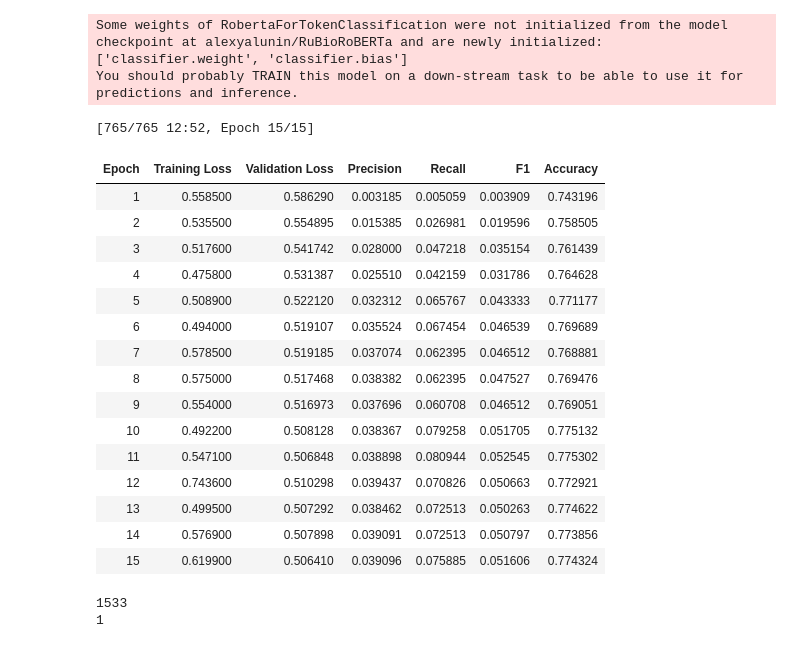
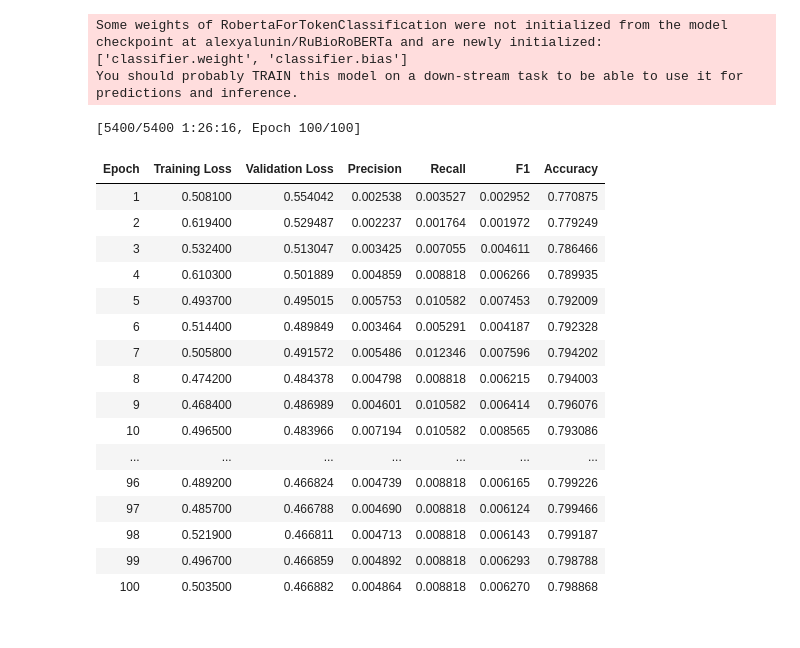
Before and after one commit to HackFlex/AIm-Finder-2023, a Jupyter notebook: notebooks/experiments/RuBio_finetune.ipynb, the cells around one changed output. Drawn from its saved outputs; the diff is of its cells as text; code cells hidden in the pictures.

```diff
--- a/notebooks/experiments/RuBio_finetune.ipynb
+++ b/notebooks/experiments/RuBio_finetune.ipynb
@@ -41,6 +44,6 @@ os.environ["MLFLOW_EXPERIMENT_NAME"] = "NER"
 Current tracking uri: http://mlflow:5000
 # %%
 # raw_dataset = load_dataset("kosta-naumenko/medflex", split='train', download_mode='force_redownload', verification_mode='no_checks')
-raw_dataset = update_dataset(False, True)
-raw_dataset
+raw_train, raw_test = DatasetProcessor().make_dataset()
+raw_train, raw_test
 # %% [output]
@@ -97,6 +100,18 @@ tokenized_dataset = raw_dataset.map(
+# %%
+train_dataset = raw_train.map(
+    tokenize_and_align_labels,
+    batched=True,
+    remove_columns=raw_train.column_names,
+)
+
+test_dataset = raw_test.map(
+    tokenize_and_align_labels,
+    batched=True,
+    remove_columns=raw_test.column_names,
+)
 # %%
 id = 4
-input_ids, attention_mask, labels = list(tokenized_dataset[id].values())
+input_ids, attention_mask, labels = list(train_dataset[id].values())
 for i in range(len(input_ids)):
     if labels[i] > 0:
         if labels[i] == 1:
@@ -148,14 +163,14 @@ def compute_metrics(p):
 
         if len(cur_texts[log_id]) == 0:
             result = processor.process_labeled_texts(
-                raw_dataset[log_id]['tokens'],
-                preds=torch.LongTensor([tokenized_dataset[log_id]['labels']]),
+                raw_test[log_id]['tokens'],
+                preds=torch.LongTensor([test_dataset[log_id]['labels']]),
                 is_split=True
                 )
             true_text = find_symtoms(result[0])
             cur_texts[log_id].append(true_text)
 
-        result = processor.process_text(raw_dataset[log_id]['tokens'], model, is_split=True)
+        result = processor.process_text(raw_test[log_id]['tokens'], model, is_split=True)
         cur_text = find_symtoms(result)
         cur_texts[log_id].append(cur_text)
         mlflow.log_text('\n'.join(cur_texts[log_id]), f'example_{log_id}.txt')
@@ -203,8 +217,8 @@ text_log_ids = [0, 1, 2, 3, 4, 5]
 cur_texts = [[] for _ in text_log_ids]
 processor = TextProcessor()
 
-cur_run_id = 6
-num_train_epochs = 15
+cur_run_id = 8
+num_train_epochs = 100
 
 name = "RuBioRoBERTa-finetune-head"
 run_name = f'{name}-{cur_run_id:02}'
@@ -212,62 +226,49 @@ output_dir = f'./logs/{run_name}'
 
 training_args = TrainingArguments(
     output_dir=output_dir,
     logging_dir='./logs',
     evaluation_strategy="epoch",
     learning_rate=5e-4,
     per_device_train_batch_size=32,
     per_device_eval_batch_size=32,
     num_train_epochs=num_train_epochs,
     weight_decay=0.01,
     logging_strategy='steps',
     logging_steps=1,
     save_strategy='epoch',
     load_best_model_at_end=True,
     report_to="mlflow",
     run_name=run_name
 )
 
 trainer = Trainer(
     model=model,
     args=training_args,
-    train_dataset=tokenized_dataset,
-    eval_dataset=eval_dataset,
+    train_dataset=train_dataset,
+    eval_dataset=test_dataset,
     tokenizer=tokenizer,
     data_collator=data_collator,
     compute_metrics=compute_metrics,
 )
 
 trainer.train()
 mlflow.end_run()
 # %% [output]
-[765/765 12:52, Epoch 15/15]
+[5400/5400 1:26:16, Epoch 100/100]
 | Epoch | Training Loss | Validation Loss | Precision | Recall | F1 | Accuracy |
-| 1 | 0.558500 | 0.586290 | 0.003185 | 0.005059 | 0.003909 | 0.743196 |
-| 2 | 0.535500 | 0.554895 | 0.015385 | 0.026981 | 0.019596 | 0.758505 |
-| 3 | 0.517600 | 0.541742 | 0.028000 | 0.047218 | 0.035154 | 0.761439 |
-| 4 | 0.475800 | 0.531387 | 0.025510 | 0.042159 | 0.031786 | 0.764628 |
-| 5 | 0.508900 | 0.522120 | 0.032312 | 0.065767 | 0.043333 | 0.771177 |
-| 6 | 0.494000 | 0.519107 | 0.035524 | 0.067454 | 0.046539 | 0.769689 |
-| 7 | 0.578500 | 0.519185 | 0.037074 | 0.062395 | 0.046512 | 0.768881 |
-| 8 | 0.575000 | 0.517468 | 0.038382 | 0.062395 | 0.047527 | 0.769476 |
-| 9 | 0.554000 | 0.516973 | 0.037696 | 0.060708 | 0.046512 | 0.769051 |
-| 10 | 0.492200 | 0.508128 | 0.038367 | 0.079258 | 0.051705 | 0.775132 |
-| 11 | 0.547100 | 0.506848 | 0.038898 | 0.080944 | 0.052545 | 0.775302 |
-| 12 | 0.743600 | 0.510298 | 0.039437 | 0.070826 | 0.050663 | 0.772921 |
-| 13 | 0.499500 | 0.507292 | 0.038462 | 0.072513 | 0.050263 | 0.774622 |
-| 14 | 0.576900 | 0.507898 | 0.039091 | 0.072513 | 0.050797 | 0.773856 |
-| 15 | 0.619900 | 0.506410 | 0.039096 | 0.075885 | 0.051606 | 0.774324 |
+| 1 | 0.508100 | 0.554042 | 0.002538 | 0.003527 | 0.002952 | 0.770875 |
+| 2 | 0.619400 | 0.529487 | 0.002237 | 0.001764 | 0.001972 | 0.779249 |
+| 3 | 0.532400 | 0.513047 | 0.003425 | 0.007055 | 0.004611 | 0.786466 |
+| 4 | 0.610300 | 0.501889 | 0.004859 | 0.008818 | 0.006266 | 0.789935 |
+| 5 | 0.493700 | 0.495015 | 0.005753 | 0.010582 | 0.007453 | 0.792009 |
+| 6 | 0.514400 | 0.489849 | 0.003464 | 0.005291 | 0.004187 | 0.792328 |
+| 7 | 0.505800 | 0.491572 | 0.005486 | 0.012346 | 0.007596 | 0.794202 |
+| 8 | 0.474200 | 0.484378 | 0.004798 | 0.008818 | 0.006215 | 0.794003 |
+| 9 | 0.468400 | 0.486989 | 0.004601 | 0.010582 | 0.006414 | 0.796076 |
+| 10 | 0.496500 | 0.483966 | 0.007194 | 0.010582 | 0.008565 | 0.793086 |
+| ... | ... | ... | ... | ... | ... | ... |
+| 96 | 0.489200 | 0.466824 | 0.004739 | 0.008818 | 0.006165 | 0.799226 |
+| 97 | 0.485700 | 0.466788 | 0.004690 | 0.008818 | 0.006124 | 0.799466 |
+| 98 | 0.521900 | 0.466811 | 0.004713 | 0.008818 | 0.006143 | 0.799187 |
+| 99 | 0.496700 | 0.466859 | 0.004892 | 0.008818 | 0.006293 | 0.798788 |
+| 100 | 0.503500 | 0.466882 | 0.004864 | 0.008818 | 0.006270 | 0.798868 |
-# %%
-i = 0
-for row in raw_dataset:
-    tokenized_row = tokenizer(row['tokens'], truncation=True, is_split_into_words=True,return_tensors='pt')
-    tokens = tokenized_row['input_ids']
-    if tokens.shape[1] > 512:
-
-        i += 1
-        print(tokens.shape[1])
-        break
-print(i)
-# %% [output]
-1533
-1
```
Also changed, not shown: parts of 17 cells of this notebook, 3 other files.
